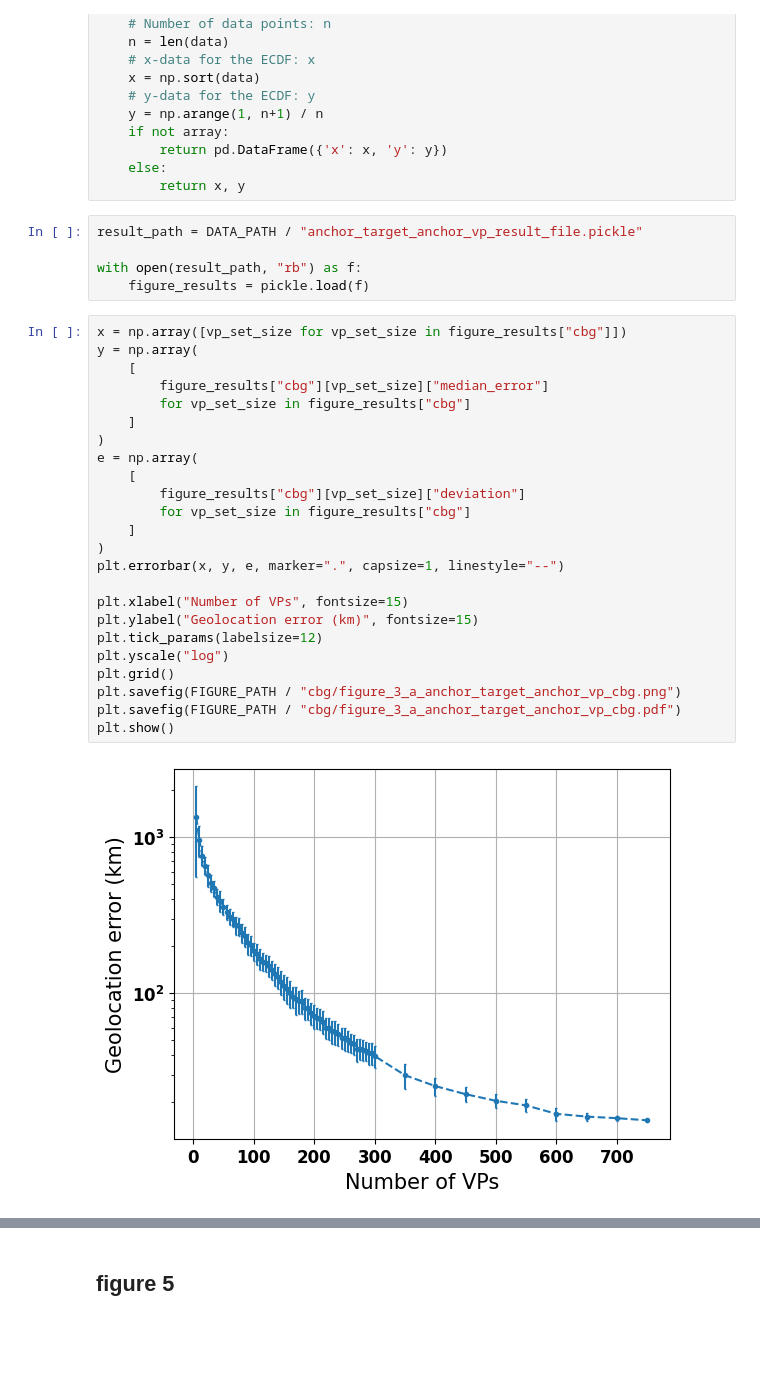
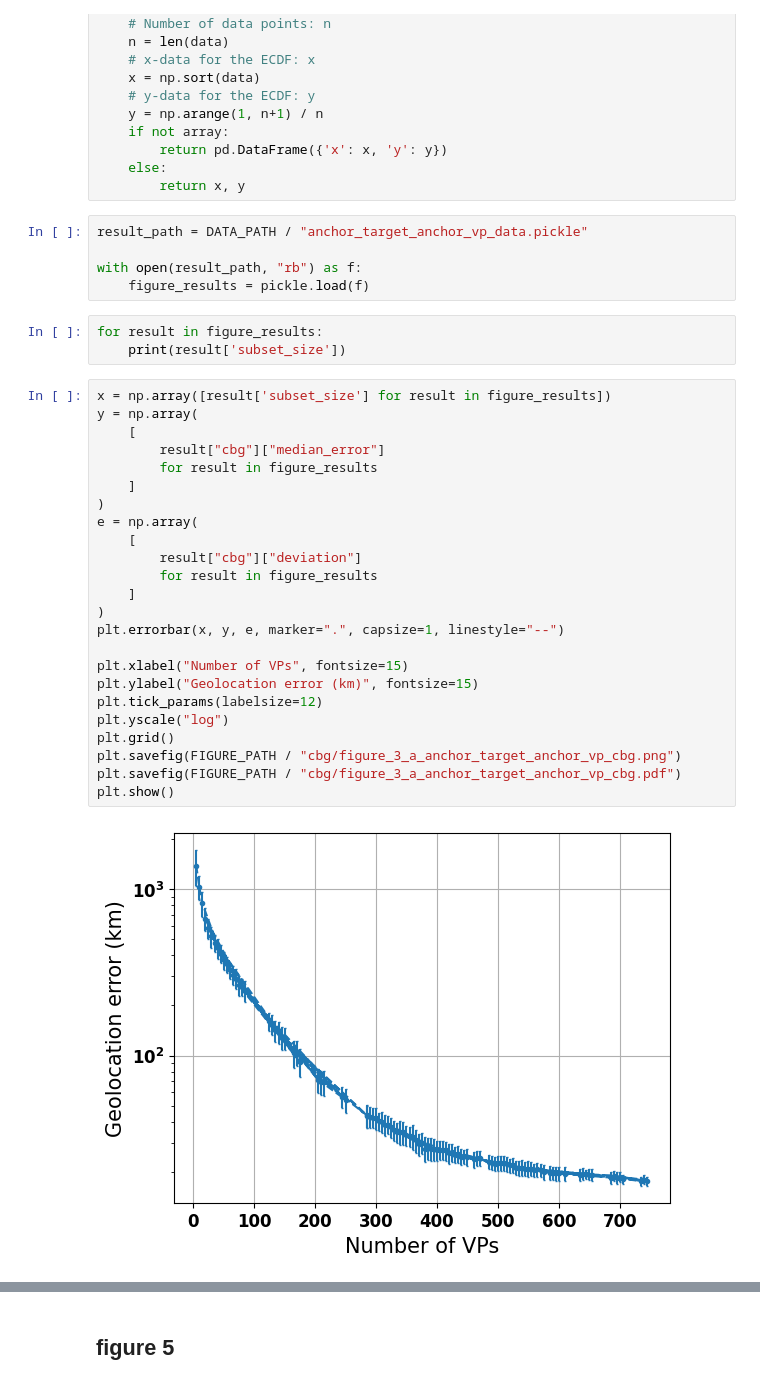
Before and after one commit to dioptra-io/geoloc-imc-2023, a Jupyter notebook: notebooks/anchor_target_anchor_vp_analysis.ipynb, the cells around one changed output, grey strips where cells are left out. Drawn from its saved outputs; the diff is of its cells as text; blank space fills up the shorter version.

```diff
--- a/notebooks/anchor_target_anchor_vp_analysis.ipynb
+++ b/notebooks/anchor_target_anchor_vp_analysis.ipynb
@@ -357,36 +357,39 @@ def ecdf(data, array: bool=True):
     else:
         return x, y
 # %%
-result_path = DATA_PATH / "anchor_target_anchor_vp_result_file.pickle"
+result_path = DATA_PATH / "anchor_target_anchor_vp_data.pickle"
 
 with open(result_path, "rb") as f:
     figure_results = pickle.load(f)
+# %%
+for result in figure_results:
+    print(result['subset_size'])
 # %%
-x = np.array([vp_set_size for vp_set_size in figure_results["cbg"]])
+x = np.array([result['subset_size'] for result in figure_results])
 y = np.array(
     [
-        figure_results["cbg"][vp_set_size]["median_error"]
-        for vp_set_size in figure_results["cbg"]
+        result["cbg"]["median_error"]
+        for result in figure_results
     ]
 )
 e = np.array(
     [
-        figure_results["cbg"][vp_set_size]["deviation"]
-        for vp_set_size in figure_results["cbg"]
+        result["cbg"]["deviation"]
+        for result in figure_results
     ]
 )
 plt.errorbar(x, y, e, marker=".", capsize=1, linestyle="--")
 
 plt.xlabel("Number of VPs", fontsize=15)
 plt.ylabel("Geolocation error (km)", fontsize=15)
 plt.tick_params(labelsize=12)
 plt.yscale("log")
 plt.grid()
 plt.savefig(FIGURE_PATH / "cbg/figure_3_a_anchor_target_anchor_vp_cbg.png")
 plt.savefig(FIGURE_PATH / "cbg/figure_3_a_anchor_target_anchor_vp_cbg.pdf")
 plt.show()
 # %% [output]
-[figure, old version]
+[figure, new version]
 # %%
 median_cbg = []
 for vp_set_size in figure_results["cbg"]:
```
Also changed, not shown: parts of 4 cells of this notebook, 20 other files.
